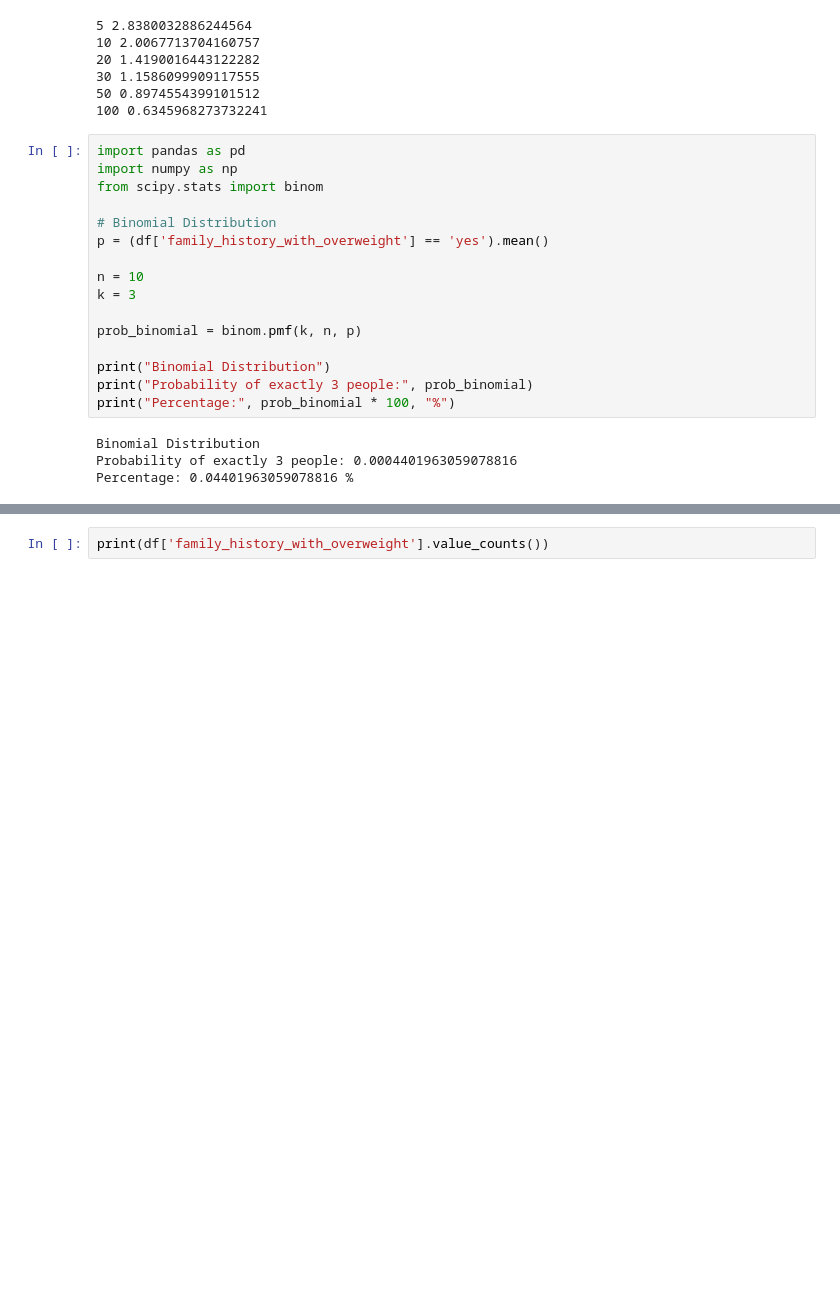
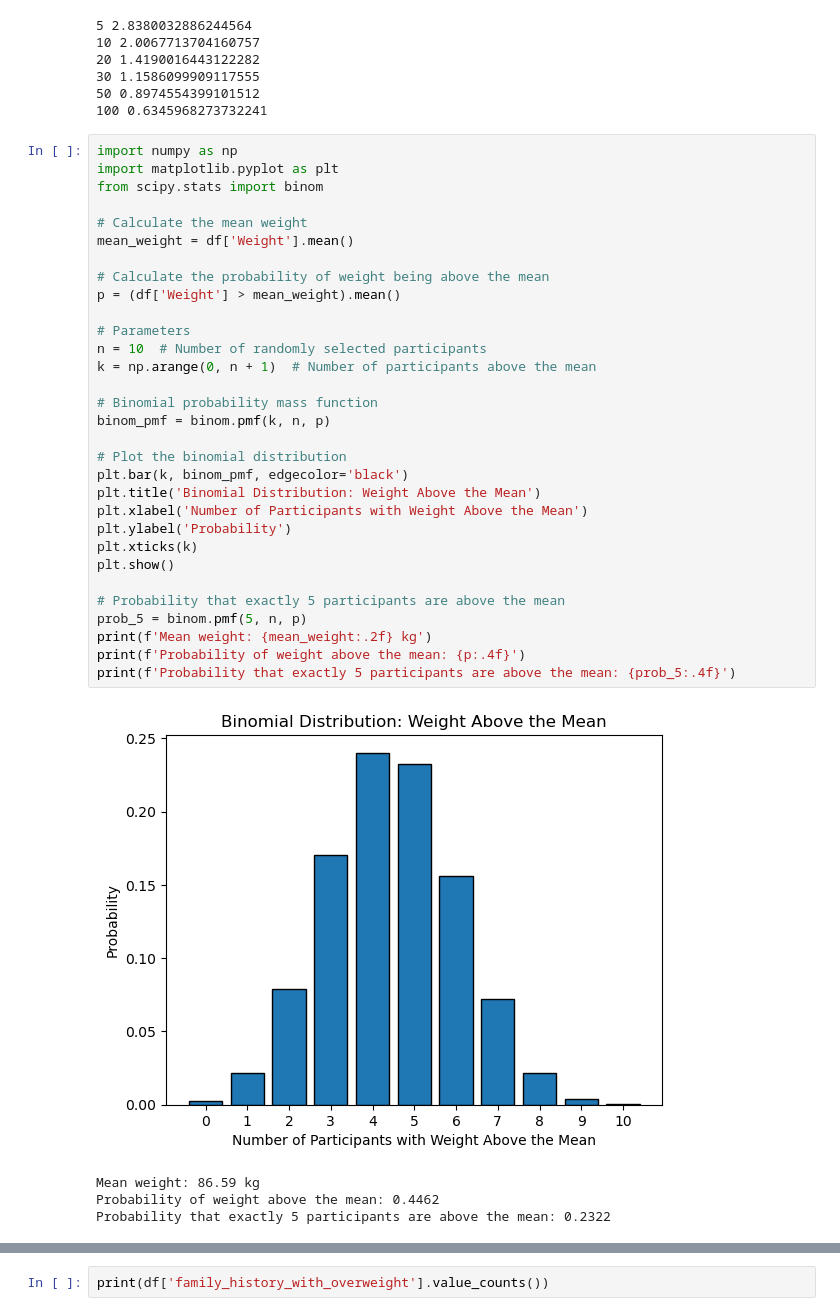
Before and after one commit to 2026377-Ojo/Statistical-techniques-2026-CCT, a Jupyter notebook: Obesity_Eating habit Assignment1.ipynb, the cells around one changed output, grey strips where cells are left out. Cells and saved outputs as stored; diff of their text form; blank space fills up the shorter version.

Commit message:
Binomial Distribution for weight over mean, fam history with overweight, and smoke

```diff
--- a/Obesity_Eating habit Assignment1.ipynb
+++ b/Obesity_Eating habit Assignment1.ipynb
@@ -457,23 +457,39 @@ for n in [5, 10, 20, 30, 50, 100]:
 30 1.1586099909117555
 50 0.8974554399101512
 100 0.6345968273732241
-# %%
-import pandas as pd
-import numpy as np
-from scipy.stats import binom
-
-# Binomial Distribution
-p = (df['family_history_with_overweight'] == 'yes').mean()
-
-n = 10
-k = 3
-
-prob_binomial = binom.pmf(k, n, p)
-
-print("Binomial Distribution")
-print("Probability of exactly 3 people:", prob_binomial)
-print("Percentage:", prob_binomial * 100, "%")
-# %% [output]
-Binomial Distribution
-Probability of exactly 3 people: 0.0004401963059078816
-Percentage: 0.04401963059078816 %
+# %%
+import numpy as np
+import matplotlib.pyplot as plt
+from scipy.stats import binom
+
+# Calculate the mean weight
+mean_weight = df['Weight'].mean()
+
+# Calculate the probability of weight being above the mean
+p = (df['Weight'] > mean_weight).mean()
+
+# Parameters
+n = 10  # Number of randomly selected participants
+k = np.arange(0, n + 1)  # Number of participants above the mean
+
+# Binomial probability mass function
+binom_pmf = binom.pmf(k, n, p)
+
+# Plot the binomial distribution
+plt.bar(k, binom_pmf, edgecolor='black')
+plt.title('Binomial Distribution: Weight Above the Mean')
+plt.xlabel('Number of Participants with Weight Above the Mean')
+plt.ylabel('Probability')
+plt.xticks(k)
+plt.show()
+
+# Probability that exactly 5 participants are above the mean
+prob_5 = binom.pmf(5, n, p)
+print(f'Mean weight: {mean_weight:.2f} kg')
+print(f'Probability of weight above the mean: {p:.4f}')
+print(f'Probability that exactly 5 participants are above the mean: {prob_5:.4f}')
+# %% [output]
+[figure, added]
+Mean weight: 86.59 kg
+Probability of weight above the mean: 0.4462
+Probability that exactly 5 participants are above the mean: 0.2322
```
Also changed, not shown: parts of 4 cells of this notebook.
